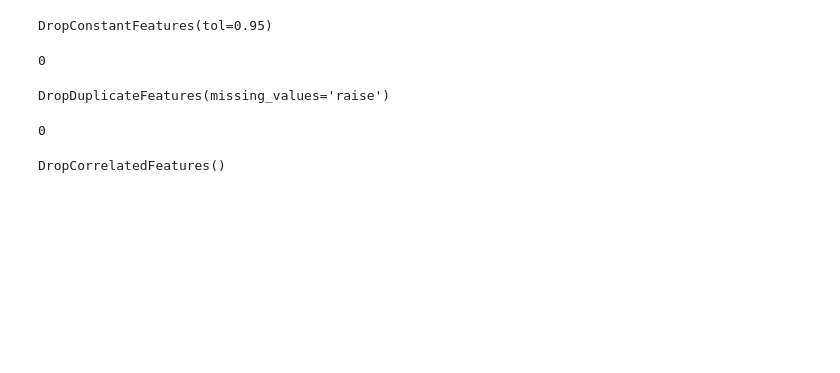
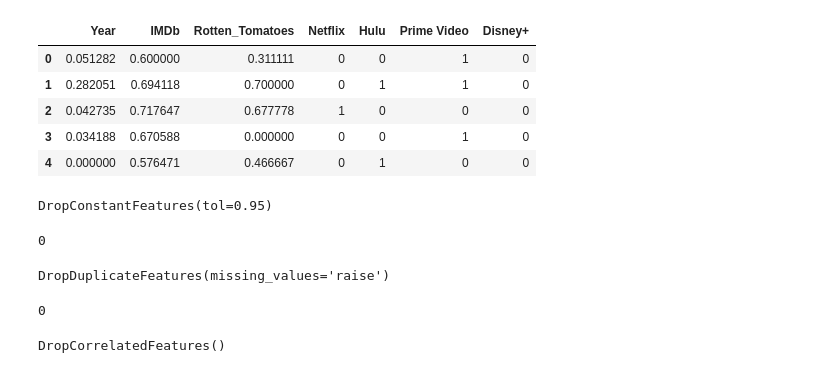
Before and after one commit to silviarutz/streaming, a Jupyter notebook: 5_feature selection.ipynb, the cells around one changed output. Saved outputs shown, nothing was run; the diff lists cells and outputs as text; code cells hidden in the pictures; blank space fills up the shorter version.

```diff
--- a/5_feature selection.ipynb
+++ b/5_feature selection.ipynb
@@ -20,5 +20,14 @@ Shape of X Test: (1074, 10)
 Shape of y Train: (4294, 1)
 Shape of y Test: (1074, 1)
+# %%
+X_train.head()
+# %% [output]
+|  | Year | IMDb | Rotten_Tomatoes | Netflix | Hulu | Prime Video | Disney+ |
+| 0 | 0.051282 | 0.600000 | 0.311111 | 0 | 0 | 1 | 0 |
+| 1 | 0.282051 | 0.694118 | 0.700000 | 0 | 1 | 1 | 0 |
+| 2 | 0.042735 | 0.717647 | 0.677778 | 1 | 0 | 0 | 0 |
+| 3 | 0.034188 | 0.670588 | 0.000000 | 0 | 0 | 1 | 0 |
+| 4 | 0.000000 | 0.576471 | 0.466667 | 0 | 1 | 0 | 0 |
 # %%
 sel = DropConstantFeatures(tol=0.95, variables=None, missing_values='raise') # quasi-constant drop as tol is not equal to 1, with tol = 1 we get Constant feature dropping
 
```
Also changed, not shown: parts of 3 cells of this notebook, 8 other files.
